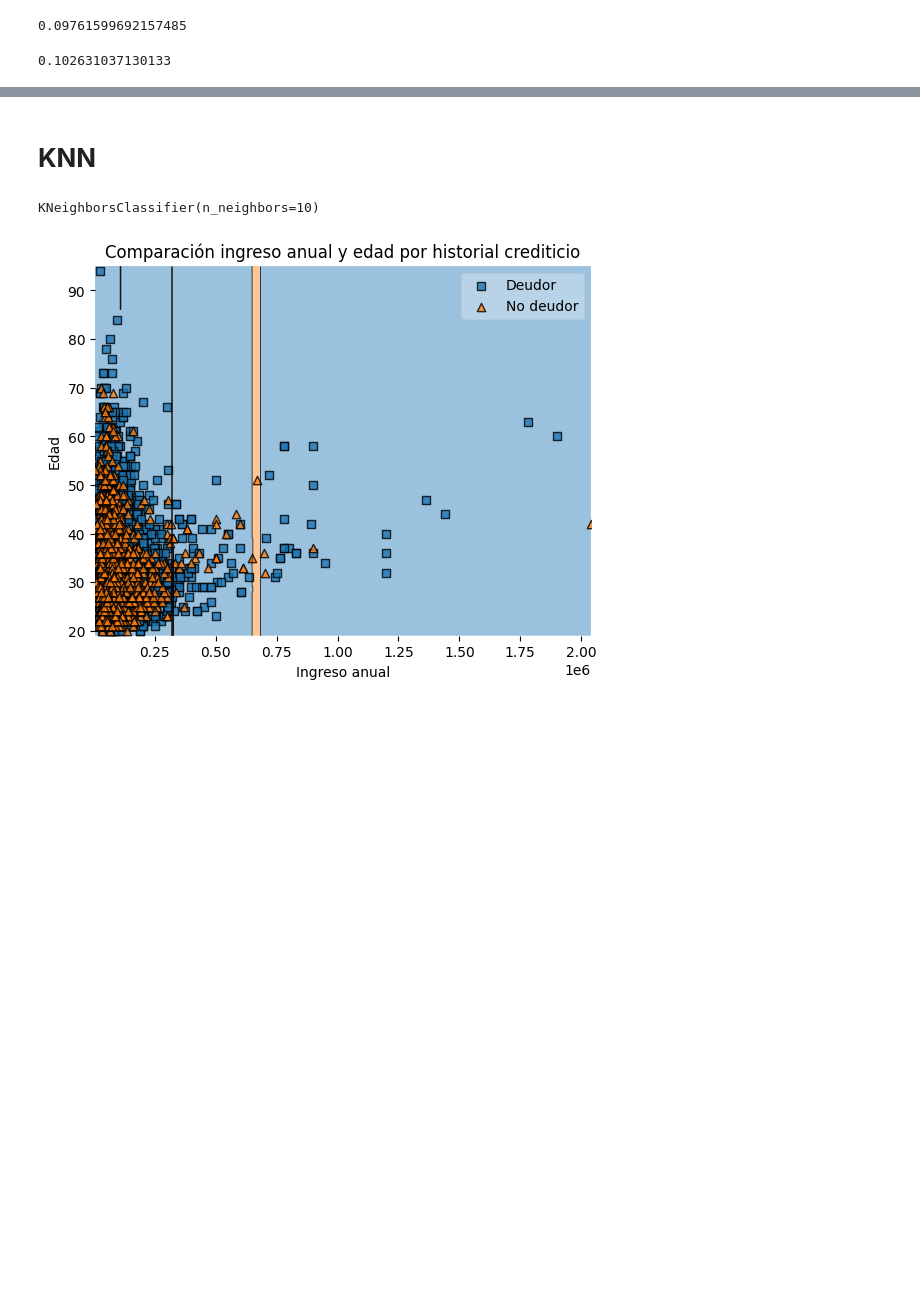
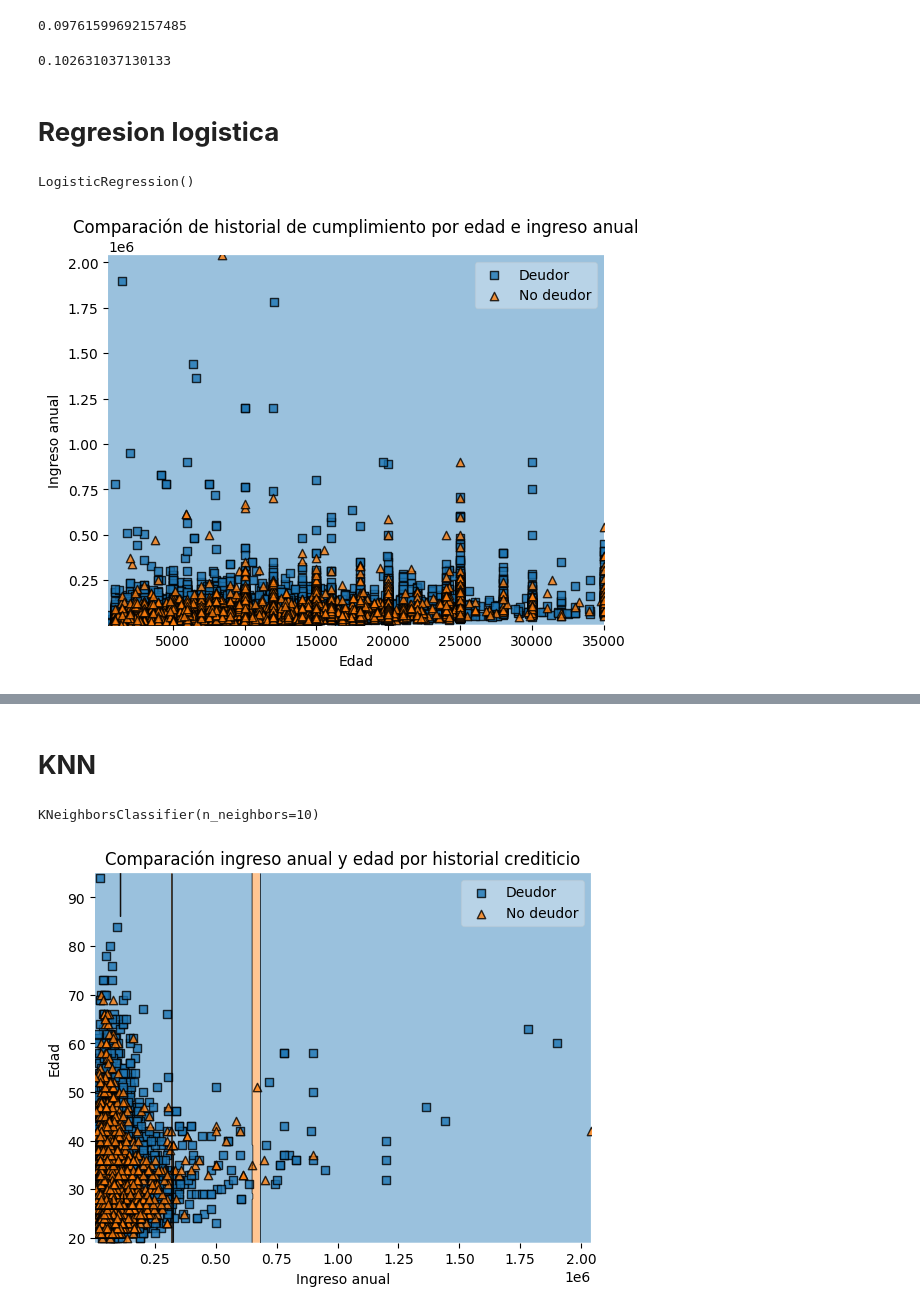
Before and after one commit to melirandazzo/trabajo_ciencia_datos, a Jupyter notebook: ProyectoDS_ParteIII_Randazzo.ipynb, the cells around one changed output, grey strips where cells are left out. Cells and saved outputs as stored; diff of their text form; code cells hidden in the pictures; blank space fills up the shorter version.

```diff
--- a/ProyectoDS_ParteIII_Randazzo.ipynb
+++ b/ProyectoDS_ParteIII_Randazzo.ipynb
@@ -510,3 +512,32 @@ regressor.score(X_train, y_train)
 regressor.score(X_test, y_test)
 # %% [output]
 0.102631037130133
+# %% [markdown]
+# **Regresion logistica**
+# %%
+from sklearn.linear_model import LogisticRegression
+
+y = df['HISTORIAL_CUMPLIMIENTO'].replace({'N':0, 'Y':1}).values.astype(int)
+x = df[['EDAD', 'INGRESO_ANUAL']]
+
+clf = LogisticRegression()
+clf.fit(X, y)
+# %% [output]
+LogisticRegression()
+# %%
+X2= X.values
+y2=y
+
+ax=plot_decision_regions(X2, y2, clf=clf)
+
+plt.xlabel('Edad')
+plt.ylabel('Ingreso anual')
+plt.title('Comparación de historial de cumplimiento por edad e ingreso anual')
+
+handles, labels = ax.get_legend_handles_labels()
+ax.legend(handles,
+          ['Deudor', 'No deudor'],
+           framealpha=0.3, scatterpoints=1)
+plt.show()
+# %% [output]
+[figure, added]
```
Also changed, not shown: parts of 22 cells of this notebook.
